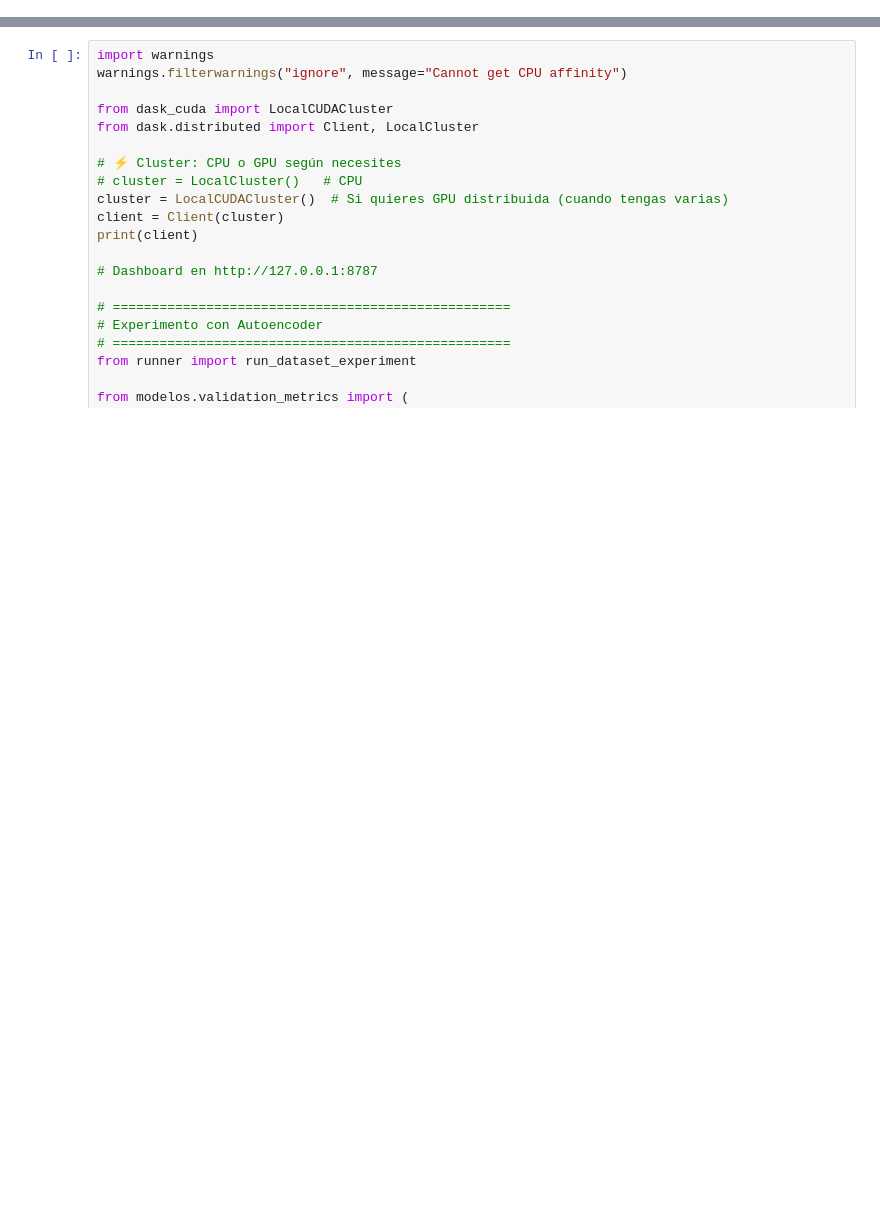
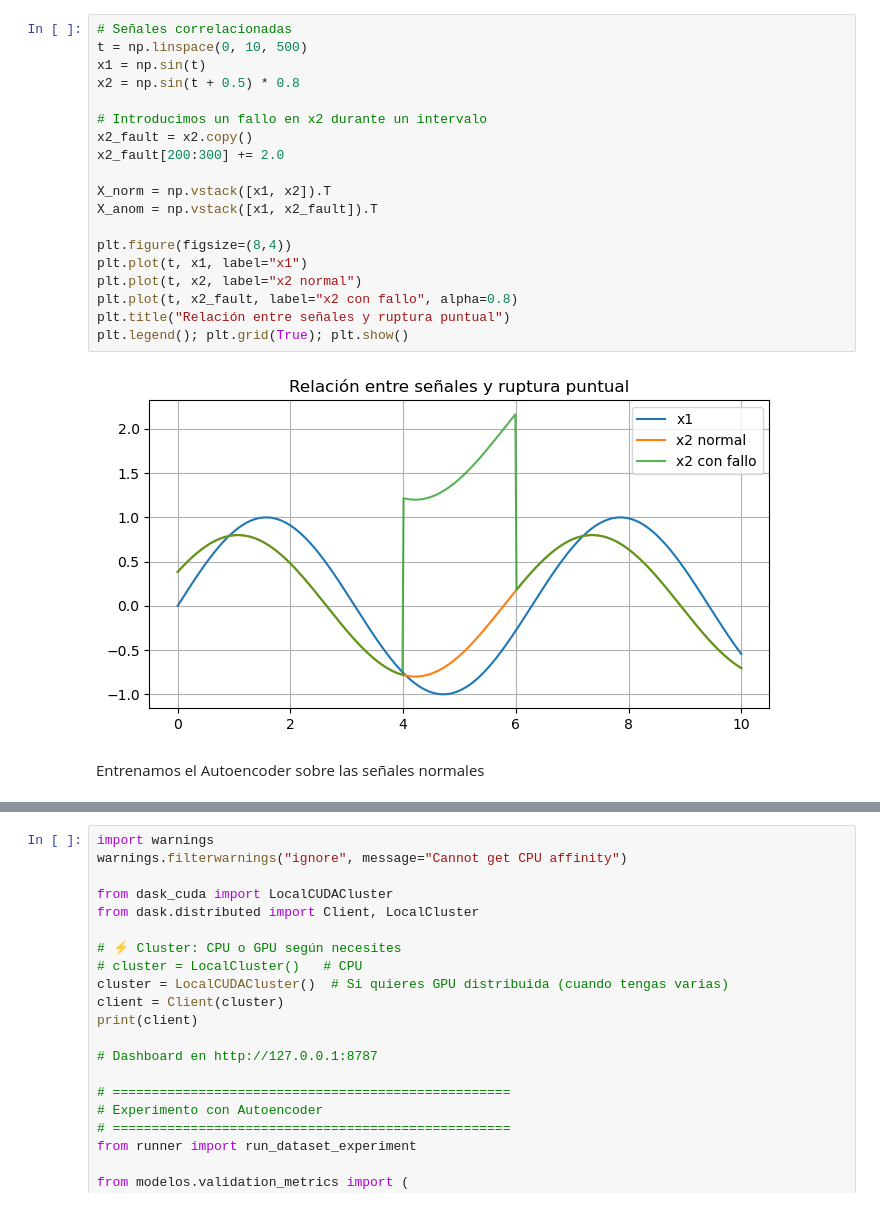
Before and after one commit to PabloAC04/MDF-ANOMALY-DETECTION, a Jupyter notebook: 08_autoencoders.ipynb, the cells around one changed output, grey strips where cells are left out. Drawn from its saved outputs; the diff is of its cells as text; blank space fills up the shorter version.

Commit message:
Mejorado notebook de autoencoders dándole un enfoque más teórico práctico

```diff
--- a/08_autoencoders.ipynb
+++ b/08_autoencoders.ipynb
@@ -98,0 +199,23 @@ El error de reconstrucción crecerá significativamente en ese punto, lo que per
+# %%
+# Señales correlacionadas
+t = np.linspace(0, 10, 500)
+x1 = np.sin(t)
+x2 = np.sin(t + 0.5) * 0.8
+
+# Introducimos un fallo en x2 durante un intervalo
+x2_fault = x2.copy()
+x2_fault[200:300] += 2.0
+
+X_norm = np.vstack([x1, x2]).T
+X_anom = np.vstack([x1, x2_fault]).T
+
+plt.figure(figsize=(8,4))
+plt.plot(t, x1, label="x1")
+plt.plot(t, x2, label="x2 normal")
+plt.plot(t, x2_fault, label="x2 con fallo", alpha=0.8)
+plt.title("Relación entre señales y ruptura puntual")
+plt.legend(); plt.grid(True); plt.show()
+# %% [output]
+[figure, added]
+# %% [markdown]
+Entrenamos el Autoencoder sobre las señales normales
```
Also changed, not shown: parts of 28 cells of this notebook.
